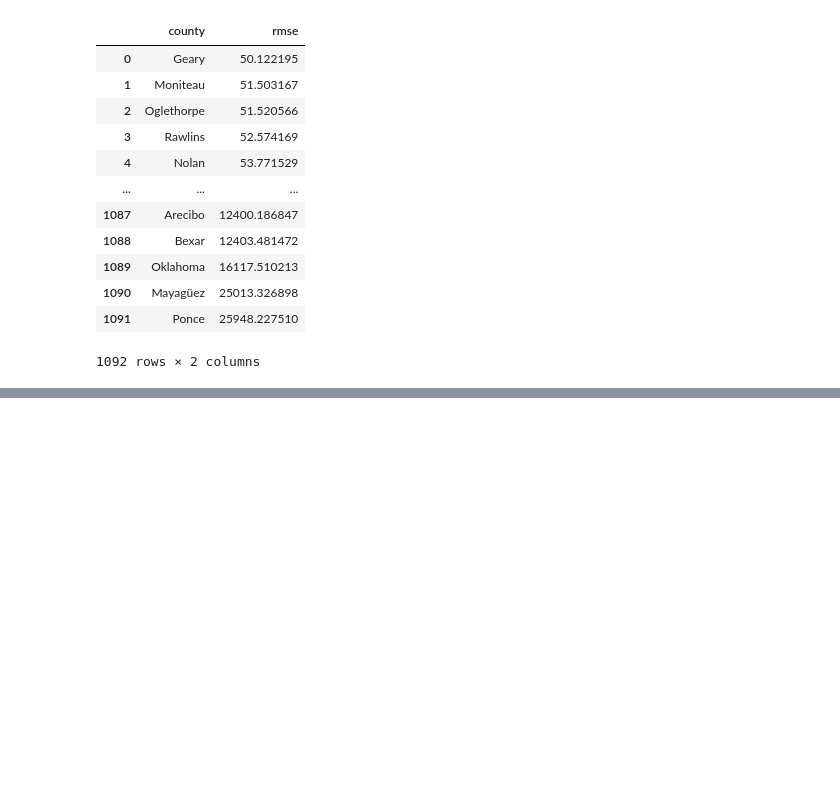
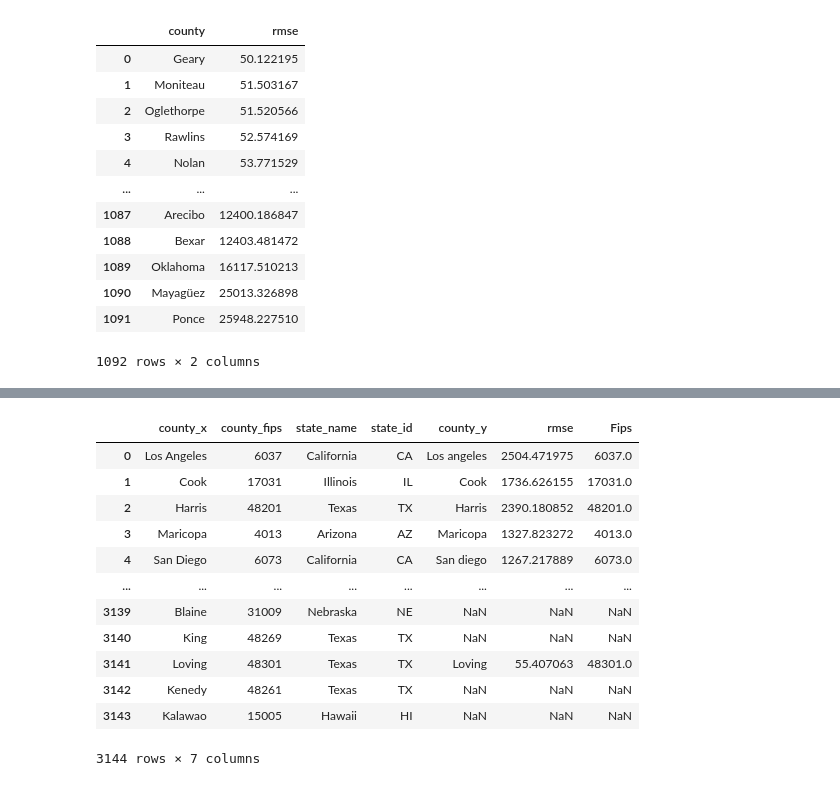
Before and after one commit to kwiatkowskaa/PowerOutage_Prediction, a Jupyter notebook: notebooks/04_interpretability.ipynb, the cells around one changed output, grey strips where cells are left out. Cells and saved outputs as stored; diff of their text form; code cells hidden in the pictures; blank space fills up the shorter version.

```diff
--- a/notebooks/04_interpretability.ipynb
+++ b/notebooks/04_interpretability.ipynb
@@ -164,0 +177,16 @@ display(county_rmse.head())
+# %%
+full_data
+# %% [output]
+|  | county_x | county_fips | state_name | state_id | county_y | rmse | Fips |
+| 0 | Los Angeles | 6037 | California | CA | Los angeles | 2504.471975 | 6037.0 |
+| 1 | Cook | 17031 | Illinois | IL | Cook | 1736.626155 | 17031.0 |
+| 2 | Harris | 48201 | Texas | TX | Harris | 2390.180852 | 48201.0 |
+| 3 | Maricopa | 4013 | Arizona | AZ | Maricopa | 1327.823272 | 4013.0 |
+| 4 | San Diego | 6073 | California | CA | San diego | 1267.217889 | 6073.0 |
+| ... | ... | ... | ... | ... | ... | ... | ... |
+| 3139 | Blaine | 31009 | Nebraska | NE | NaN | NaN | NaN |
+| 3140 | King | 48269 | Texas | TX | NaN | NaN | NaN |
+| 3141 | Loving | 48301 | Texas | TX | Loving | 55.407063 | 48301.0 |
+| 3142 | Kenedy | 48261 | Texas | TX | NaN | NaN | NaN |
+| 3143 | Kalawao | 15005 | Hawaii | HI | NaN | NaN | NaN |
+3144 rows × 7 columns
```
Also changed, not shown: parts of 6 cells of this notebook, 1 other file.
